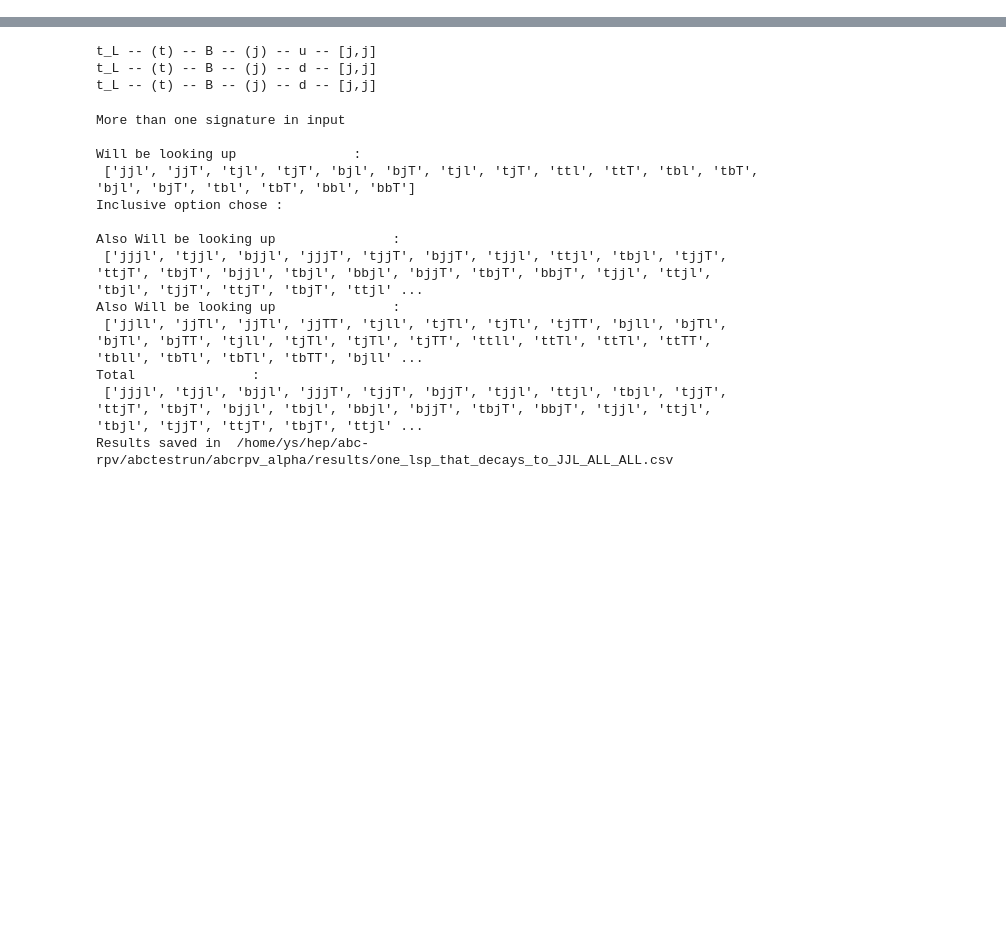
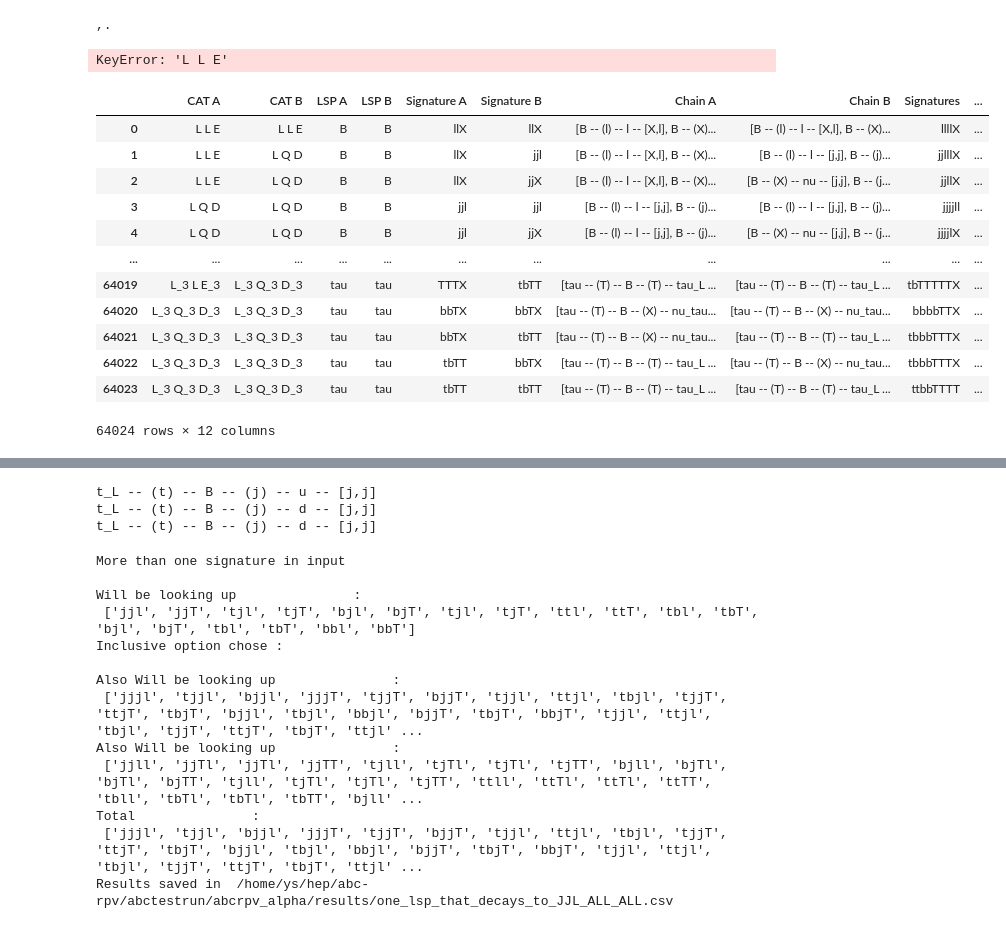
Before and after one commit to kys-sheng/abc-rpv, a Jupyter notebook: improve.ipynb, the cells around one changed output, grey strips where cells are left out. Saved outputs shown, nothing was run; the diff lists cells and outputs as text; code cells hidden in the pictures; blank space fills up the shorter version.

```diff
--- a/improve.ipynb
+++ b/improve.ipynb
@@ -2,0 +27,2 @@ import abcrpv_alpha as rpv
+# %%
+abcrpv_package_path = "/home/ys/hep/abc-rpv/abctestrun/abcrpv_alpha"
@@ -2,0 +303,21 @@ import abcrpv_alpha as rpv
+# %%
+x = generate_2LSP_RPV_decay_table_mix("LLE","LQD")
+# %% [output]
+,.
+KeyError: 'L L E'
+# %%
+x
+# %% [output]
+|  | CAT A | CAT B | LSP A | LSP B | Signature A | Signature B | Chain A | Chain B | Signatures | ... |
+| 0 | L L E | L L E | B | B | llX | llX | [B -- (l) -- l -- [X,l], B -- (X)... | [B -- (l) -- l -- [X,l], B -- (X)... | llllX | ... |
+| 1 | L L E | L Q D | B | B | llX | jjl | [B -- (l) -- l -- [X,l], B -- (X)... | [B -- (l) -- l -- [j,j], B -- (j)... | jjlllX | ... |
+| 2 | L L E | L Q D | B | B | llX | jjX | [B -- (l) -- l -- [X,l], B -- (X)... | [B -- (X) -- nu -- [j,j], B -- (j... | jjllX | ... |
+| 3 | L Q D | L Q D | B | B | jjl | jjl | [B -- (l) -- l -- [j,j], B -- (j)... | [B -- (l) -- l -- [j,j], B -- (j)... | jjjjll | ... |
+| 4 | L Q D | L Q D | B | B | jjl | jjX | [B -- (l) -- l -- [j,j], B -- (j)... | [B -- (X) -- nu -- [j,j], B -- (j... | jjjjlX | ... |
+| ... | ... | ... | ... | ... | ... | ... | ... | ... | ... | ... |
+| 64019 | L_3 L E_3 | L_3 Q_3 D_3 | tau | tau | TTTX | tbTT | [tau -- (T) -- B -- (T) -- tau_L ... | [tau -- (T) -- B -- (T) -- tau_L ... | tbTTTTTX | ... |
+| 64020 | L_3 Q_3 D_3 | L_3 Q_3 D_3 | tau | tau | bbTX | bbTX | [tau -- (T) -- B -- (X) -- nu_tau... | [tau -- (T) -- B -- (X) -- nu_tau... | bbbbTTX | ... |
+| 64021 | L_3 Q_3 D_3 | L_3 Q_3 D_3 | tau | tau | bbTX | tbTT | [tau -- (T) -- B -- (X) -- nu_tau... | [tau -- (T) -- B -- (T) -- tau_L ... | tbbbTTTX | ... |
+| 64022 | L_3 Q_3 D_3 | L_3 Q_3 D_3 | tau | tau | tbTT | bbTX | [tau -- (T) -- B -- (T) -- tau_L ... | [tau -- (T) -- B -- (X) -- nu_tau... | tbbbTTTX | ... |
+| 64023 | L_3 Q_3 D_3 | L_3 Q_3 D_3 | tau | tau | tbTT | tbTT | [tau -- (T) -- B -- (T) -- tau_L ... | [tau -- (T) -- B -- (T) -- tau_L ... | ttbbTTTT | ... |
+64024 rows × 12 columns
```
Also changed, not shown: parts of 13 cells of this notebook, 49 other files.
